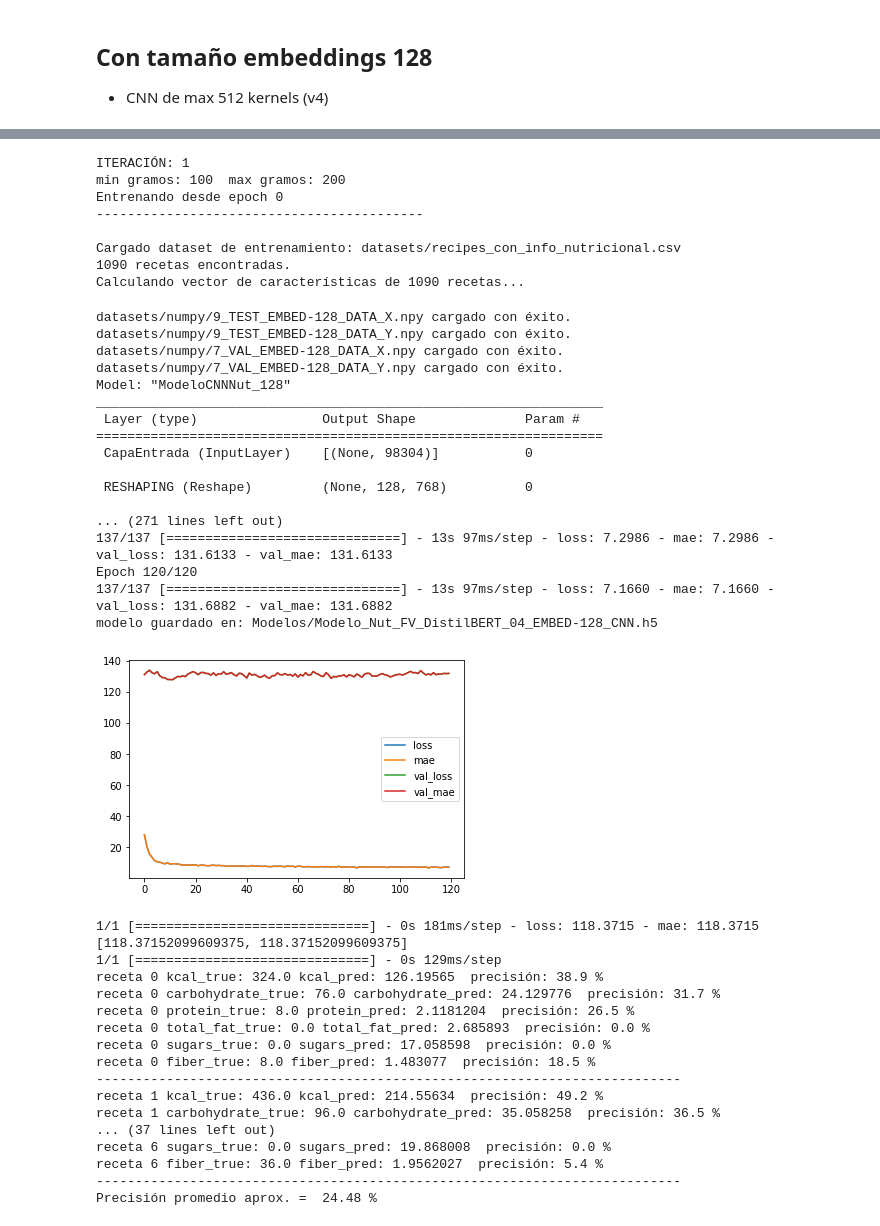
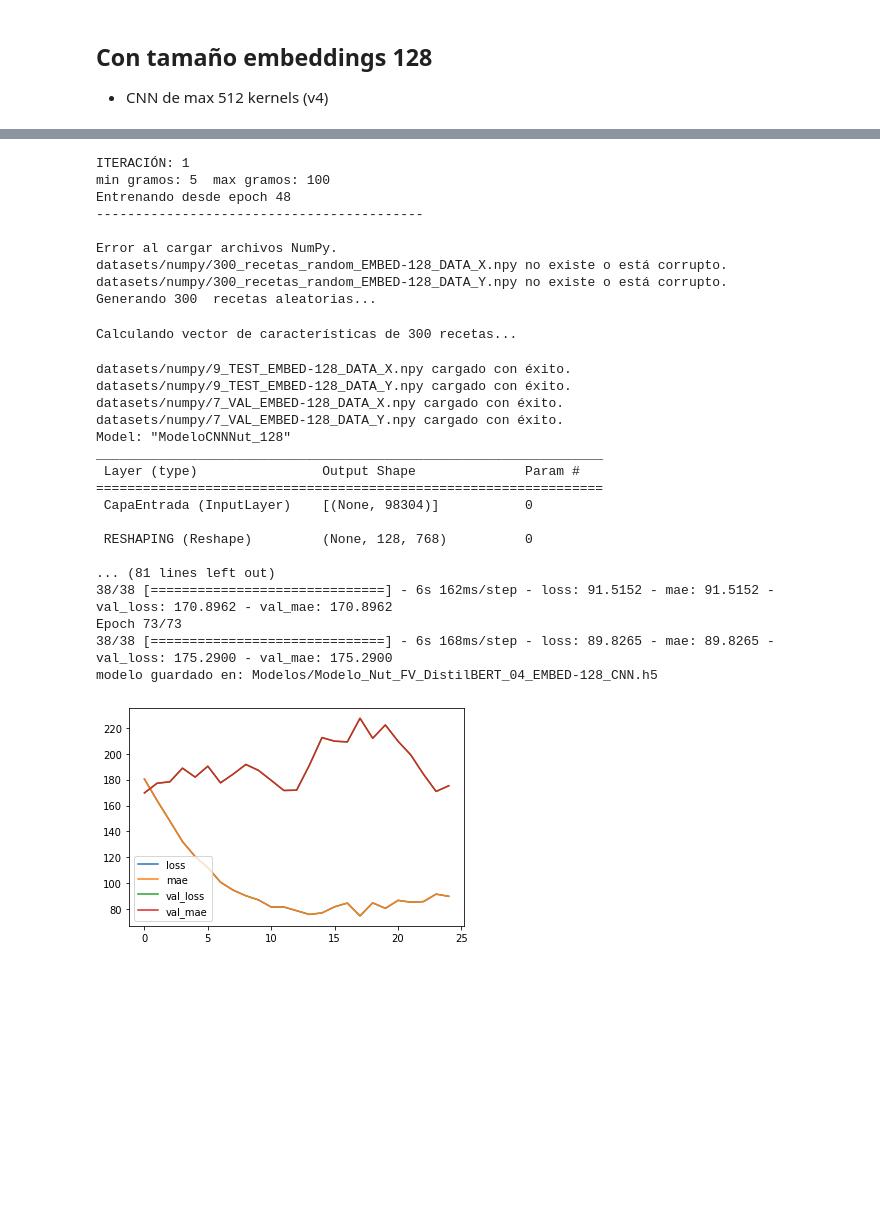
Before and after one commit to JorgeSauri/COMSINT, a Jupyter notebook: NB_Recomendador_COMSINT_LoopTraining_128.ipynb, the cells around one changed output, grey strips where cells are left out. Cells and saved outputs as stored; diff of their text form; code cells hidden in the pictures; blank space fills up the shorter version.

```diff
--- a/NB_Recomendador_COMSINT_LoopTraining_128.ipynb
+++ b/NB_Recomendador_COMSINT_LoopTraining_128.ipynb
@@ -45,74 +45,59 @@ array([['107gr de cordero  crudo  elección  recortado a 1/4 "grasa  solo delgad
 # %%
-recomendador128.NUM_RECETAS = 100
+recomendador128.NUM_RECETAS = 5000
 recomendador128.EMB_SIZE = 128
 ITER = 1
 INITIAL_EPOCH = 0
-EPOCHS = 120
+EPOCHS = 25
 
 Histories = []
 for iteracion in range(ITER):
-  MINGRAMOS = 100
-  MAXGRAMOS = 200
+  MINGRAMOS = 5
+  MAXGRAMOS = 100
   print('\nITERACIÓN:', iteracion+1)
   print('min gramos:',MINGRAMOS, ' max gramos:', MAXGRAMOS)
   print('Entrenando desde epoch', INITIAL_EPOCH)
   print('------------------------------------------\n')
   modelo128, history = recomendador128.EntrenarModelo(df_nutricionales='nutricion.csv',
-                                df_training='recipes_con_info_nutricional.csv',
+                                #df_training='recipes_con_info_nutricional.csv',
                                 df_test='recetas_test.csv',
                                 df_val='recetas_val.csv',
-                                learning_rate=1e-5,
+                                learning_rate=1e-4,
                                 version=version,
                                 initial_epoch = INITIAL_EPOCH,
                                 epochs=INITIAL_EPOCH + EPOCHS,
                                 kernels=128,
-                                min_ingredientes=3, max_ingredientes=5,
+                                min_ingredientes=5, max_ingredientes=20,
                                 min_gramos=MINGRAMOS, max_gramos=MAXGRAMOS,
                                 save=True, verbose=True)
   INITIAL_EPOCH = history.epoch[-1]
 
   Histories.append(history)
 # %% [output]
 ITERACIÓN: 1
-min gramos: 100  max gramos: 200
-Entrenando desde epoch 0
+min gramos: 5  max gramos: 100
+Entrenando desde epoch 48
 ------------------------------------------
 
-Cargado dataset de entrenamiento: datasets/recipes_con_info_nutricional.csv
-1090 recetas encontradas.
-Calculando vector de características de 1090 recetas...
+Error al cargar archivos NumPy.
+datasets/numpy/300_recetas_random_EMBED-128_DATA_X.npy no existe o está corrupto.
+datasets/numpy/300_recetas_random_EMBED-128_DATA_Y.npy no existe o está corrupto.
+Generando 300  recetas aleatorias...
-datasets/numpy/9_TEST_EMBED-128_DATA_X.npy cargado con éxito.
-datasets/numpy/9_TEST_EMBED-128_DATA_Y.npy cargado con éxito.
-datasets/numpy/7_VAL_EMBED-128_DATA_X.npy cargado con éxito.
-datasets/numpy/7_VAL_EMBED-128_DATA_Y.npy cargado con éxito.
-Model: "ModeloCNNNut_128"
-_________________________________________________________________
- Layer (type)                Output Shape              Param #
-=================================================================
- CapaEntrada (InputLayer)    [(None, 98304)]           0
-
- RESHAPING (Reshape)         (None, 128, 768)          0
-
-... (271 lines left out)
-137/137 [==============================] - 13s 97ms/step - loss: 7.2986 - mae: 7.2986 - val_loss: 131.6133 - val_mae: 131.6133
-Epoch 120/120
-137/137 [==============================] - 13s 97ms/step - loss: 7.1660 - mae: 7.1660 - val_loss: 131.6882 - val_mae: 131.6882
-modelo guardado en: Modelos/Modelo_Nut_FV_DistilBERT_04_EMBED-128_CNN.h5
+Calculando vector de características de 300 recetas...
+datasets/numpy/9_TEST_EMBED-128_DATA_X.npy cargado con éxito.
+datasets/numpy/9_TEST_EMBED-128_DATA_Y.npy cargado con éxito.
+datasets/numpy/7_VAL_EMBED-128_DATA_X.npy cargado con éxito.
+datasets/numpy/7_VAL_EMBED-128_DATA_Y.npy cargado con éxito.
+Model: "ModeloCNNNut_128"
+_________________________________________________________________
+ Layer (type)                Output Shape              Param #
+=================================================================
+ CapaEntrada (InputLayer)    [(None, 98304)]           0
+
+ RESHAPING (Reshape)         (None, 128, 768)          0
+
+... (81 lines left out)
+38/38 [==============================] - 6s 162ms/step - loss: 91.5152 - mae: 91.5152 - val_loss: 170.8962 - val_mae: 170.8962
+Epoch 73/73
+38/38 [==============================] - 6s 168ms/step - loss: 89.8265 - mae: 89.8265 - val_loss: 175.2900 - val_mae: 175.2900
+modelo guardado en: Modelos/Modelo_Nut_FV_DistilBERT_04_EMBED-128_CNN.h5
-[figure, old version]
+[figure, new version]
-1/1 [==============================] - 0s 181ms/step - loss: 118.3715 - mae: 118.3715
-[118.37152099609375, 118.37152099609375]
-1/1 [==============================] - 0s 129ms/step
-receta 0 kcal_true: 324.0 kcal_pred: 126.19565  precisión: 38.9 %
-receta 0 carbohydrate_true: 76.0 carbohydrate_pred: 24.129776  precisión: 31.7 %
-receta 0 protein_true: 8.0 protein_pred: 2.1181204  precisión: 26.5 %
-receta 0 total_fat_true: 0.0 total_fat_pred: 2.685893  precisión: 0.0 %
-receta 0 sugars_true: 0.0 sugars_pred: 17.058598  precisión: 0.0 %
-receta 0 fiber_true: 8.0 fiber_pred: 1.483077  precisión: 18.5 %
----------------------------------------------------------------------------
-receta 1 kcal_true: 436.0 kcal_pred: 214.55634  precisión: 49.2 %
-receta 1 carbohydrate_true: 96.0 carbohydrate_pred: 35.058258  precisión: 36.5 %
-... (37 lines left out)
-receta 6 sugars_true: 0.0 sugars_pred: 19.868008  precisión: 0.0 %
-receta 6 fiber_true: 36.0 fiber_pred: 1.9562027  precisión: 5.4 %
----------------------------------------------------------------------------
-Precisión promedio aprox. =  24.48 %
```
Also changed, not shown: parts of 5 cells of this notebook, 1 other file.
